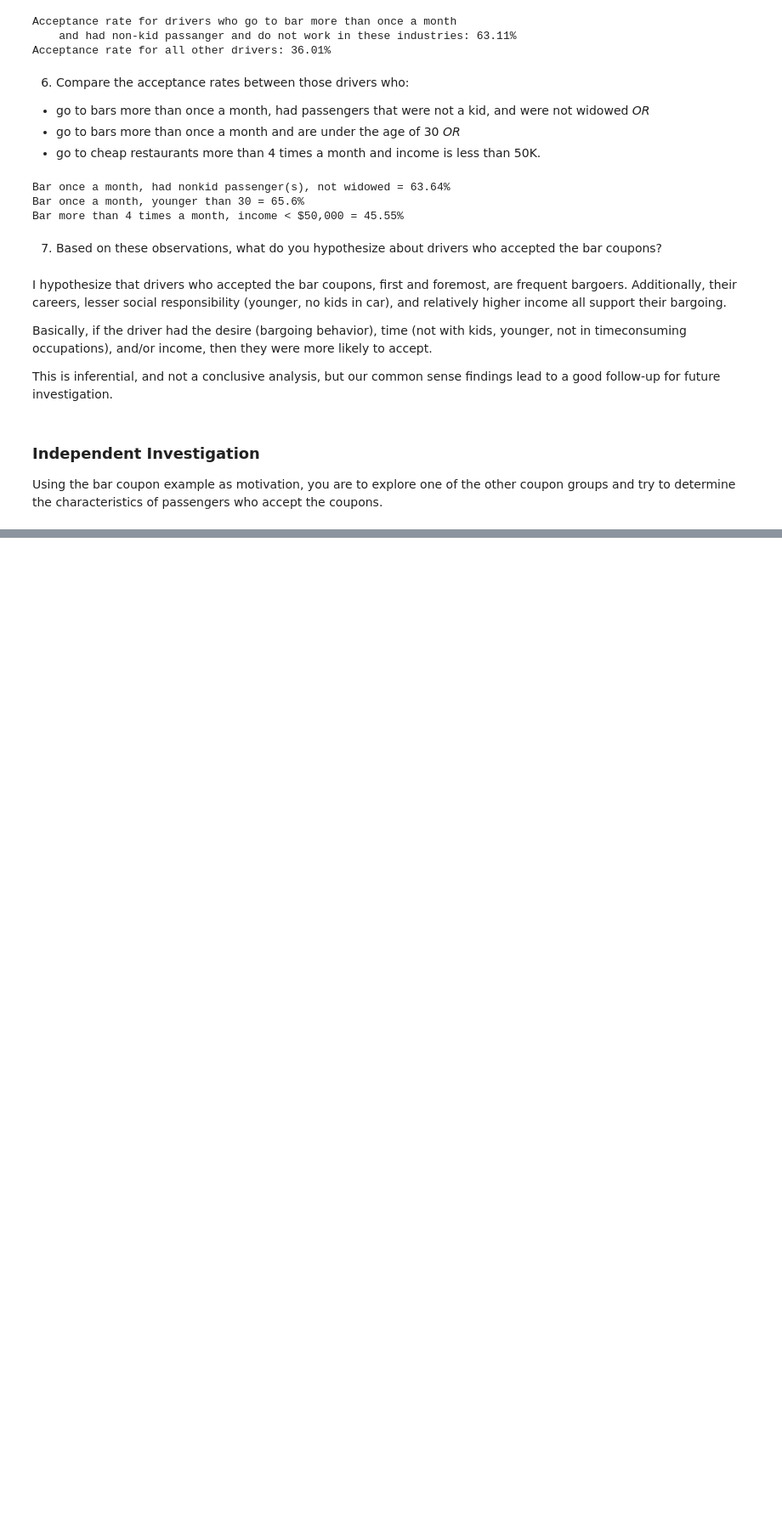
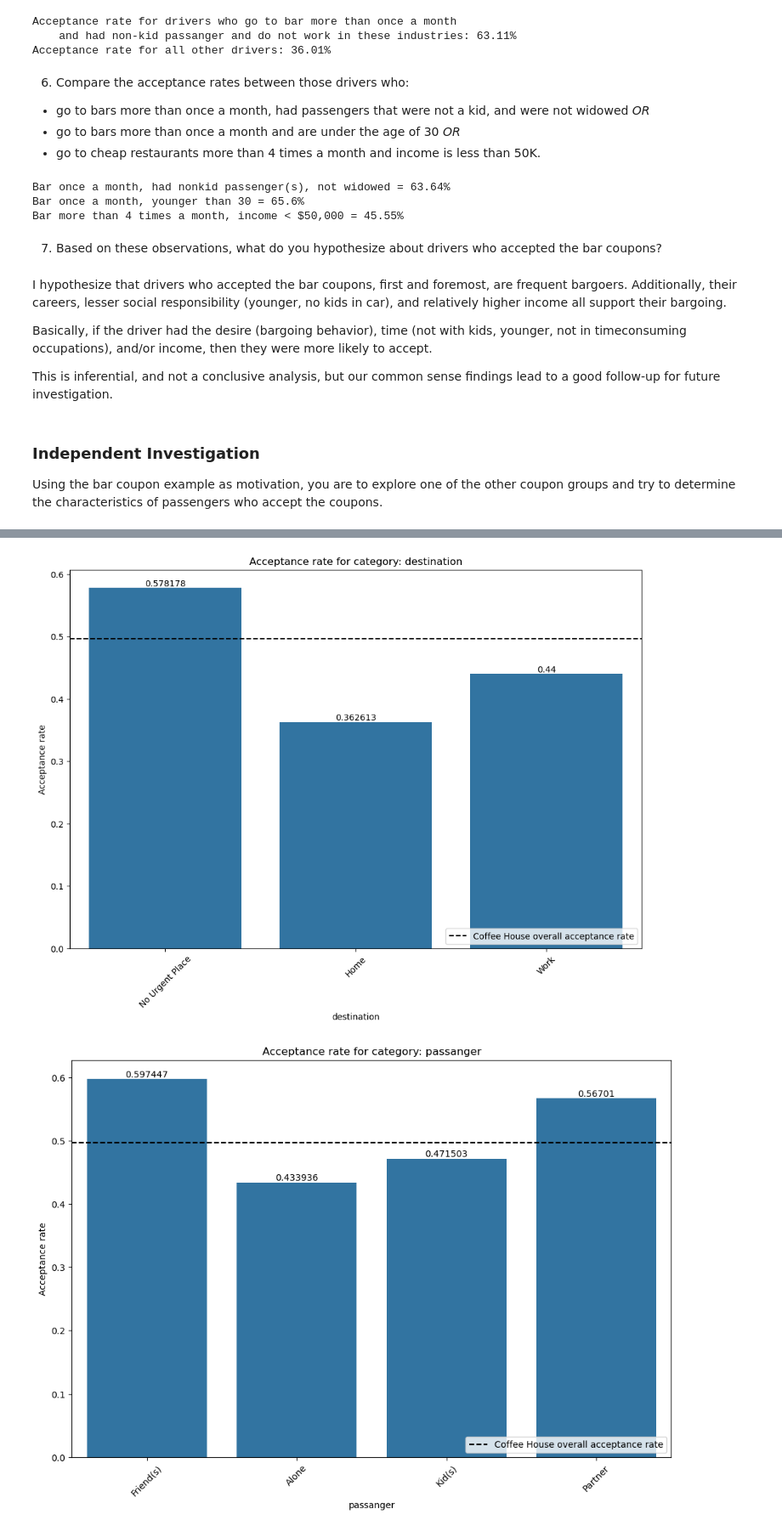
Before and after one commit to jheberer/Berkeley-Profession-Certificate-in-ML---Assignment-1, a Jupyter notebook: coupon.ipynb, the cells around one changed output, grey strips where cells are left out. Shown at 85% size. Saved outputs shown, nothing was run; the diff lists cells and outputs as text; code cells hidden in the pictures; blank space fills up the shorter version.

```diff
--- a/coupon.ipynb
+++ b/coupon.ipynb
@@ -431,0 +493,3 @@ Using the bar coupon example as motivation, you are to explore one of the other
+# %%
+coupons = data.query("coupon == 'Coffee House'")
+coupons.head()
@@ -431,0 +548,32 @@ Using the bar coupon example as motivation, you are to explore one of the other
+# %%
+# focusing on just the interesting ones at this time
+cat_refined = ['destination',
+ 'passanger',
+ 'weather',
+ 'time',
+ 'expiration',
+ 'gender',
+ 'age',
+ 'maritalStatus',
+ 'education',
+ 'occupation',
+ 'CoffeeHouse']
+# %%
+# bar plot the average acceptance rate for these interesting categories
+# do a fancy loop
+for category in cat_refined:
+    plt.figure(figsize=(12,8))
+    cat_bar_plot = sns.barplot(x=category, y="Y", data=coupons, estimator=np.mean, errorbar=None)
+    cat_bar_plot.bar_label(cat_bar_plot.containers[0])
+    plt.title(f'Acceptance rate for category: {category}')
+    cat_bar_plot.set_ylabel('Acceptance rate')
+    cat_bar_plot.set_xlabel(f'{category}')
+    plt.xticks(rotation=45)
+    # we also want to plot the average acceptance rate so we can give context to what's good or bad
+    cat_bar_plot.axhline(y=ch_acc_rate, color='black', \
+                         linestyle='--', label='Coffee House overall acceptance rate')
+    plt.legend(loc='lower right')
+    plt.show()
+# %% [output]
+[figure, added]
+[figure, added]
```
Also changed, not shown: parts of 23 cells of this notebook.
